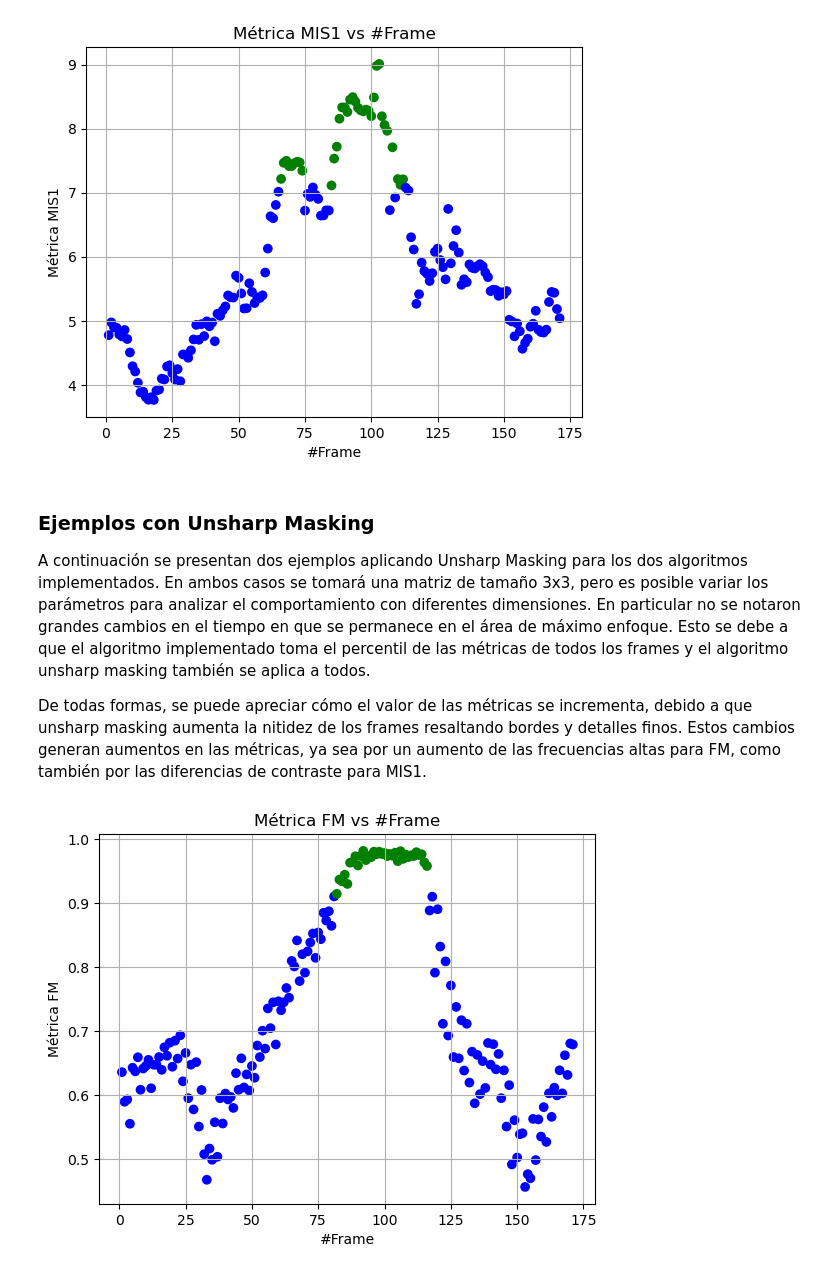
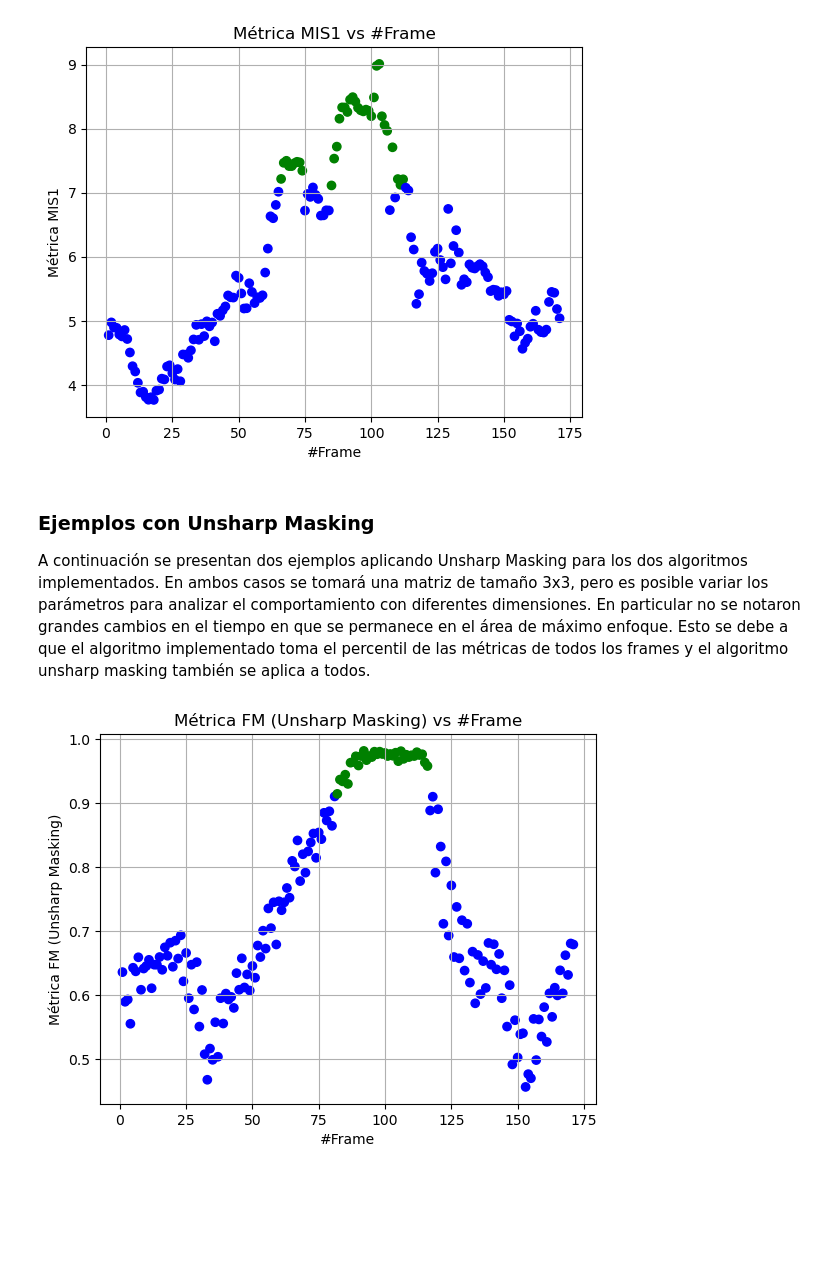
Before and after one commit to diegobra/CEIA_VPC_TP2, a Jupyter notebook: TP2.ipynb, the cells around one changed output. Drawn from its saved outputs; the diff is of its cells as text; code cells hidden in the pictures; blank space fills up the shorter version.

Commit message:
Se agregan conclusiones y se corrigen algunos detalles en el codigo

```diff
--- a/TP2.ipynb
+++ b/TP2.ipynb
@@ -163,9 +163,9 @@ def measure_over_matrix(frame, n, m, roi_area, metric, spacing=10, debug=False):
                 metric_values.append(quality_measure)
 
     # Se calcula la mediana de las medidas para cada cuadrado
-    average_fm = np.median(metric_values)
+    metric_median = np.median(metric_values)
 
-    return average_fm
+    return metric_median
 # %% [markdown]
 #### Función para realizar el dibujado de la matriz NxM
 # %%
@@ -183,12 +183,11 @@ def draw_matrix(frame_rgb, n, m, roi_area, display_color, spacing=10):
     Retorno:
     numpy.ndarray: Imagen con la matriz dibujada.
     """
-    frame = cv2.cvtColor(frame_rgb, cv2.COLOR_BGR2GRAY)
 
     # Se calcula el área total de la imagen
-    frame_area = frame.shape[0] * frame.shape[1]
-    frame_height = frame.shape[0]
-    frame_width = frame.shape[1]
+    frame_area = frame_rgb.shape[0] * frame_rgb.shape[1]
+    frame_height = frame_rgb.shape[0]
+    frame_width = frame_rgb.shape[1]
 
     # Se calcula el área total de los elementos (según roi_area, ej. si roi_area es 0.1, es el 10% de la imagen)
     total_element_area = roi_area * frame_area
@@ -233,12 +232,12 @@ def unsharp_masking(frame, sigma=1.0, definition=5.5, debug=False):
     """
 
     # Se aplica un filtro gaussiano para suavizar la imagen
-    blurred_frame = cv2.GaussianBlur(frame, (0, 0), sigma)
+    frame_blur = cv2.GaussianBlur(frame, (0, 0), sigma)
 
     # Se crea imagen final restando la imagen suavizada a la imagen original
-    img_unsharp = cv2.addWeighted(frame, 1.0 + definition, blurred_frame, -definition, 0)
+    img_unsharp_masking = cv2.addWeighted(frame, 1.0 + definition, frame_blur, -definition, 0)
 
-    return img_unsharp
+    return img_unsharp_masking
 # %% [markdown]
 #### Función para el procesamiento del video
 
@@ -511,10 +536,8 @@ process_video('focus_video.mov', matrix=(7,7), output_video_path='Experimentos/M
 ### Ejemplos con Unsharp Masking
 
 A continuación se presentan dos ejemplos aplicando Unsharp Masking para los dos algoritmos implementados. En ambos casos se tomará una matriz de tamaño 3x3, pero es posible variar los parámetros para analizar el comportamiento con diferentes dimensiones. En particular no se notaron grandes cambios en el tiempo en que se permanece en el área de máximo enfoque. Esto se debe a que el algoritmo implementado toma el percentil de las métricas de todos los frames y el algoritmo unsharp masking también se aplica a todos.
-
-De todas formas, se puede apreciar cómo el valor de las métricas se incrementa, debido a que unsharp masking aumenta la nitidez de los frames resaltando bordes y detalles finos. Estos cambios generan aumentos en las métricas, ya sea por un aumento de las frecuencias altas para FM, como también por las diferencias de contraste para MIS1.
 # %%
-process_video('focus_video.mov', matrix=(3,3), output_video_path='Experimentos/um_FM_matriz_3x3.mov', metric=image_quality_measure_FM, metric_name='FM', apply_unsharp_masking=True)
+process_video('focus_video.mov', matrix=(3,3), output_video_path='Experimentos/um_FM_matriz_3x3.mov', metric=image_quality_measure_FM, metric_name='FM (Unsharp Masking)', apply_unsharp_masking=True)
 # %% [output]
-[figure, old version]
+[figure, new version]
 # %%
```
Also changed, not shown: parts of 7 cells of this notebook, 13 other files.
